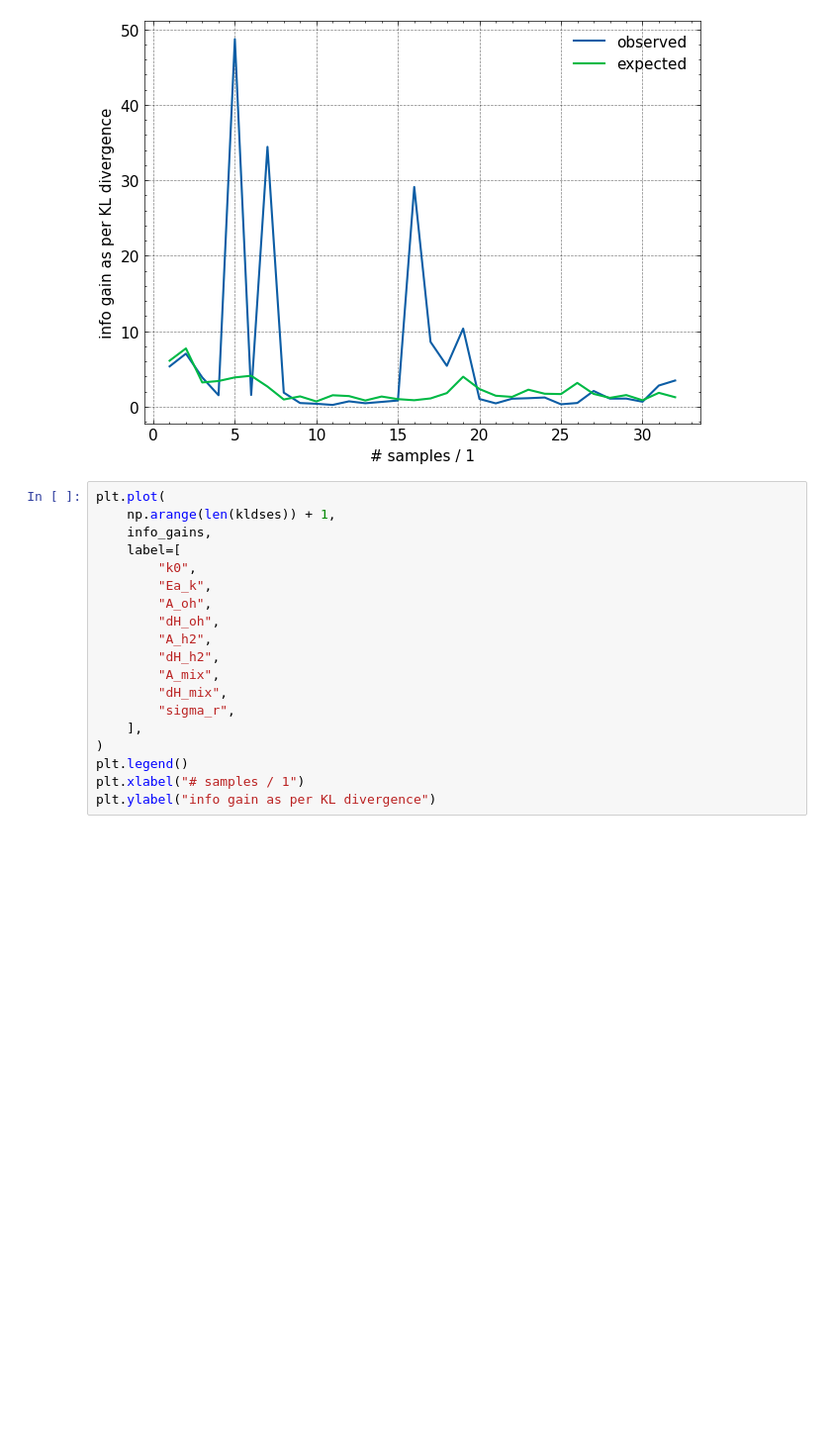
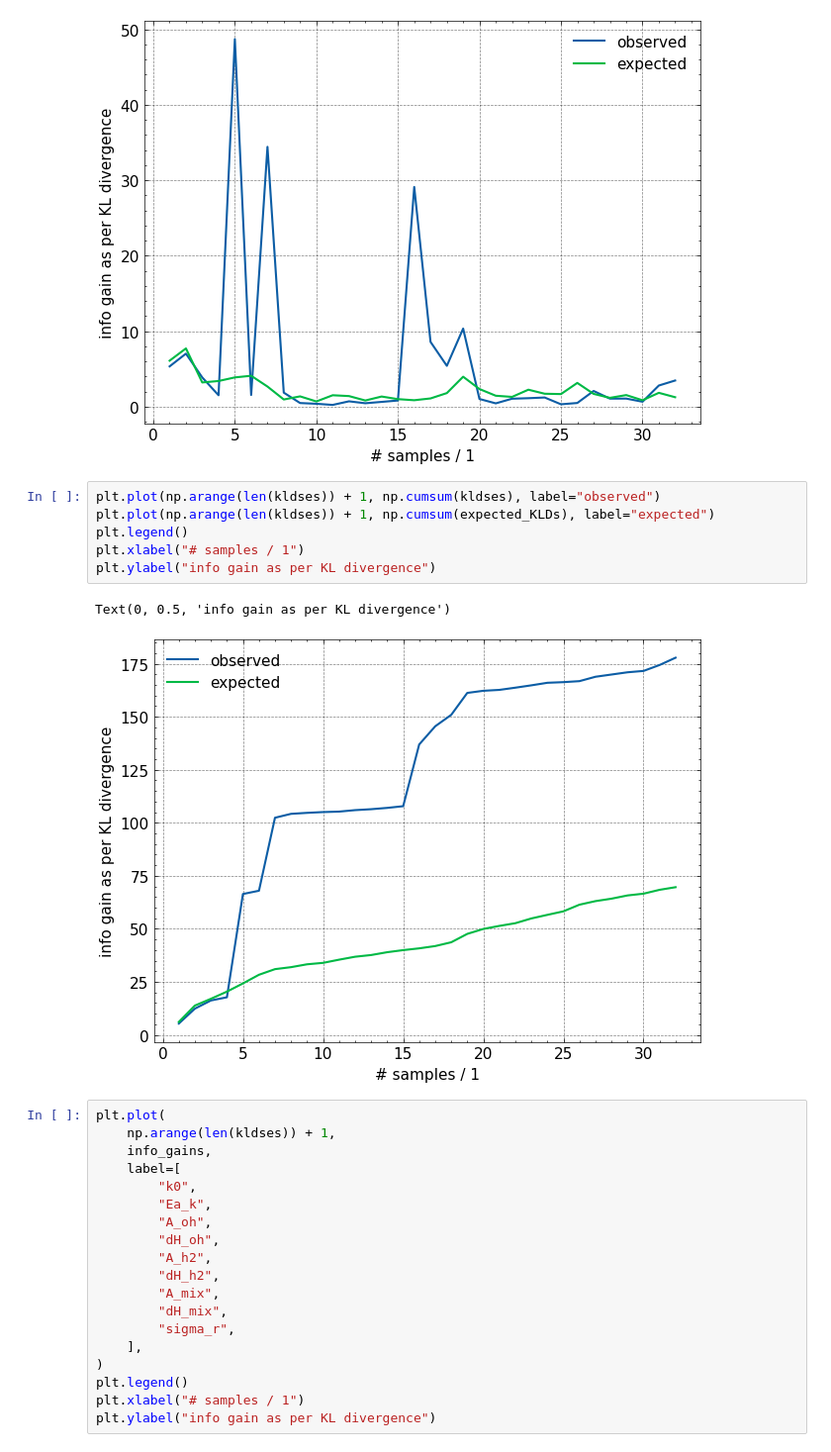
Before and after one commit to ChemRxnEngLab/BayesianIO4kinetics, a Jupyter notebook: HSA_Cam_B_020_pyro.ipynb, the cells around one changed output. Shown: that part at 99% size. Drawn from its saved outputs; the diff is of its cells as text; blank space fills up the shorter version.

```diff
--- a/HSA_Cam_B_020_pyro.ipynb
+++ b/HSA_Cam_B_020_pyro.ipynb
@@ -393,6 +393,15 @@ plt.ylabel("info gain as per KL divergence")
 # %% [output]
 Text(0, 0.5, 'info gain as per KL divergence')
 [figure]
+# %%
+plt.plot(np.arange(len(kldses)) + 1, np.cumsum(kldses), label="observed")
+plt.plot(np.arange(len(kldses)) + 1, np.cumsum(expected_KLDs), label="expected")
+plt.legend()
+plt.xlabel("# samples / 1")
+plt.ylabel("info gain as per KL divergence")
+# %% [output]
+Text(0, 0.5, 'info gain as per KL divergence')
+[figure, added]
 # %%
 plt.plot(
     np.arange(len(kldses)) + 1,
```
Also changed, not shown: 1 other file.
